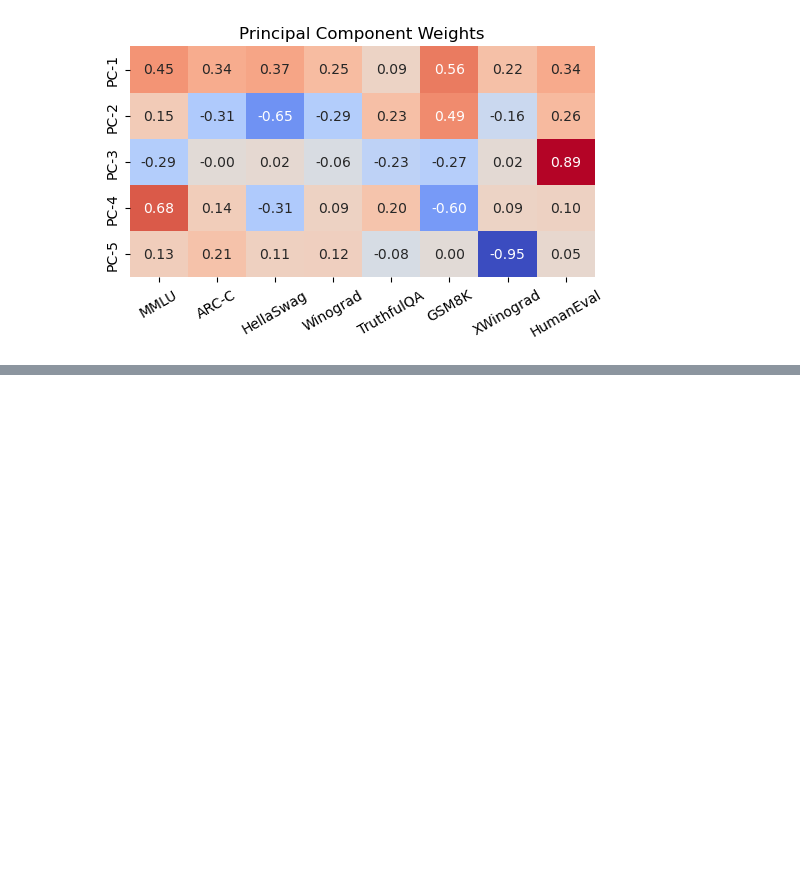
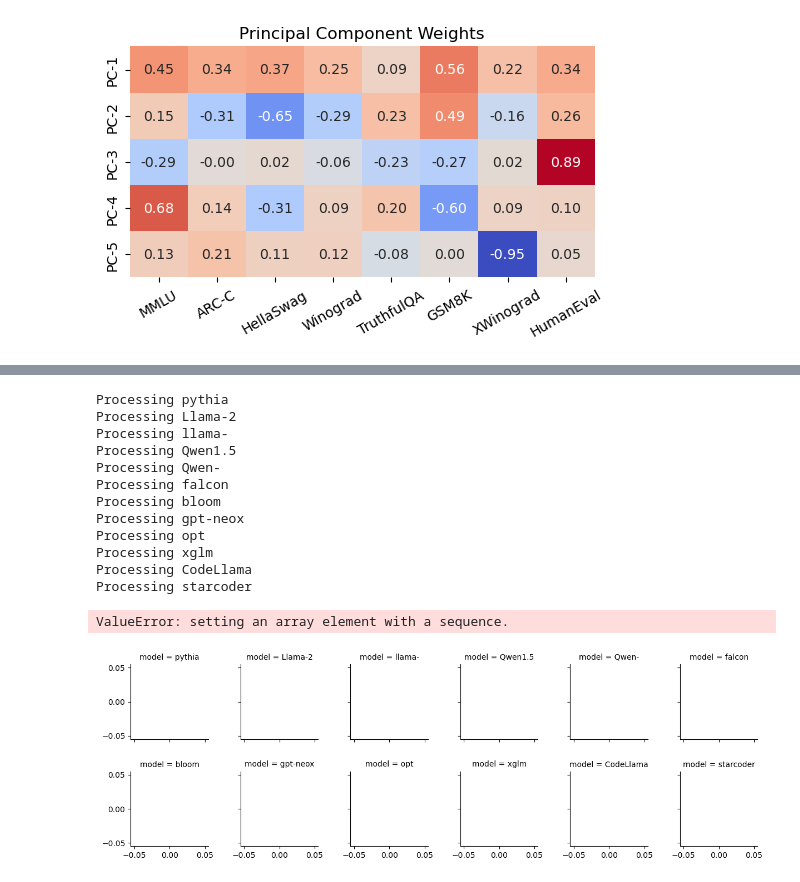
Before and after one commit to jeanne-s/observational_scaling_laws, a Jupyter notebook: low-dim_capability_space.ipynb, the cells around one changed output, grey strips where cells are left out. Saved outputs shown, nothing was run; the diff lists cells and outputs as text; code cells hidden in the pictures; blank space fills up the shorter version.

```diff
--- a/low-dim_capability_space.ipynb
+++ b/low-dim_capability_space.ipynb
@@ -227,0 +336,17 @@ def correlation_pc_log_compute(leaderboard: pd.DataFrame
+# %%
+plot_correlation_pc_log_compute_all_families(leaderboard=leaderboard)
+# %% [output]
+Processing pythia
+Processing Llama-2
+Processing llama-
+Processing Qwen1.5
+Processing Qwen-
+Processing falcon
+Processing bloom
+Processing gpt-neox
+Processing opt
+Processing xglm
+Processing CodeLlama
+Processing starcoder
+ValueError: setting an array element with a sequence.
+[figure, added]
```
Also changed, not shown: parts of 8 cells of this notebook.
